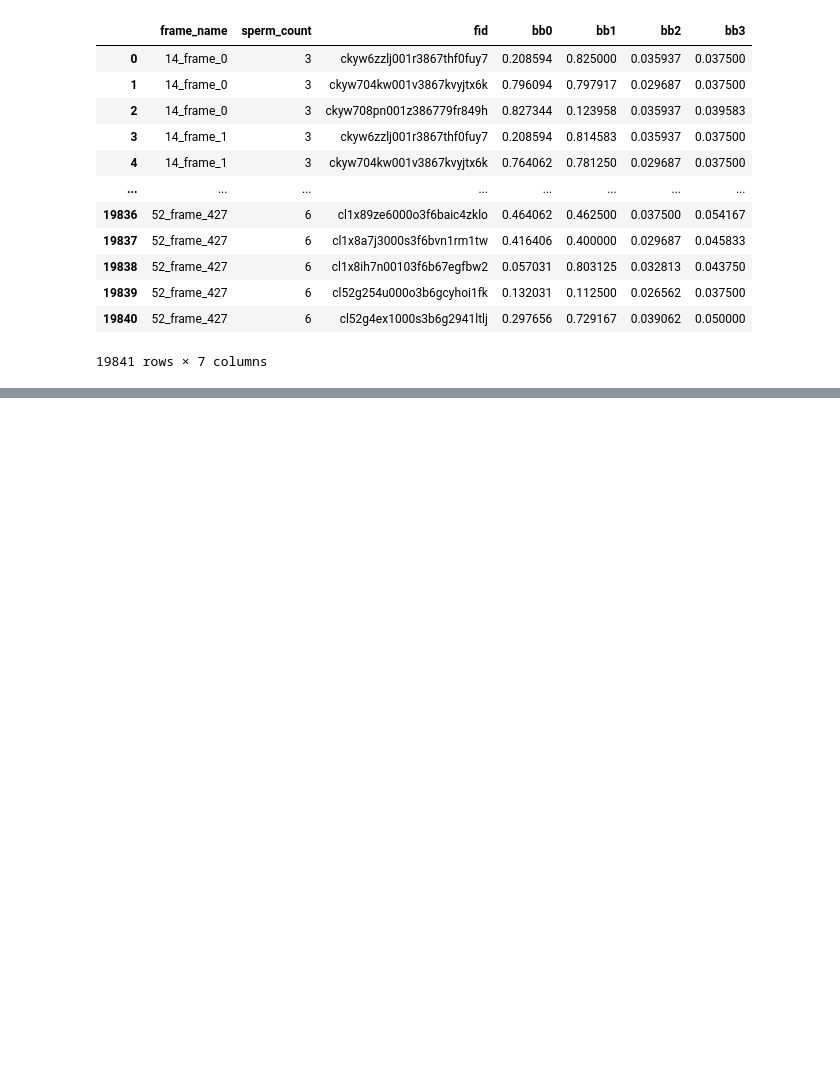
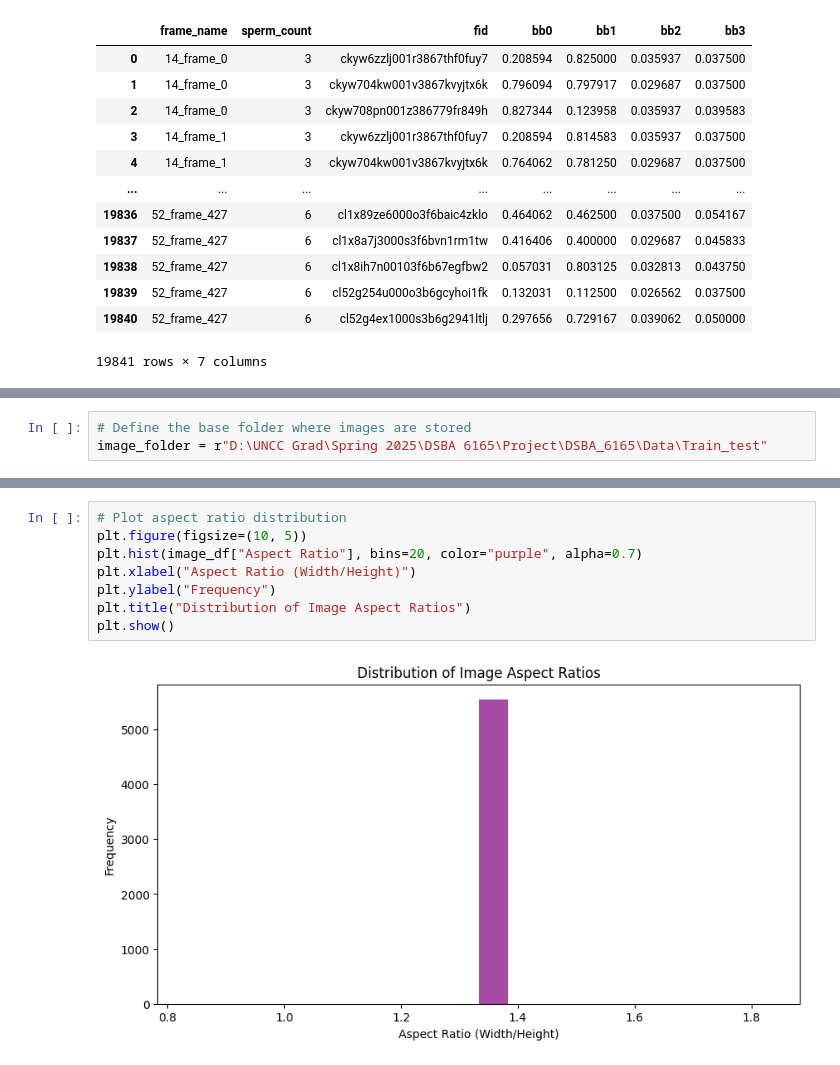
Before and after one commit to Emanrz7613/DSBA_6165, a Jupyter notebook: Data Exploration/Data_Analysis.ipynb, the cells around one changed output, grey strips where cells are left out. Saved outputs shown, nothing was run; the diff lists cells and outputs as text; blank space fills up the shorter version.

```diff
--- a/Data Exploration/Data_Analysis.ipynb
+++ b/Data Exploration/Data_Analysis.ipynb
@@ -44,0 +116,3 @@ df
+# %%
+# Define the base folder where images are stored
+image_folder = r"D:\UNCC Grad\Spring 2025\DSBA 6165\Project\DSBA_6165\Data\Train_test"
@@ -44,0 +164,10 @@ df
+# %%
+# Plot aspect ratio distribution
+plt.figure(figsize=(10, 5))
+plt.hist(image_df["Aspect Ratio"], bins=20, color="purple", alpha=0.7)
+plt.xlabel("Aspect Ratio (Width/Height)")
+plt.ylabel("Frequency")
+plt.title("Distribution of Image Aspect Ratios")
+plt.show()
+# %% [output]
+[figure, added]
```
Also changed, not shown: parts of 35 cells of this notebook.
